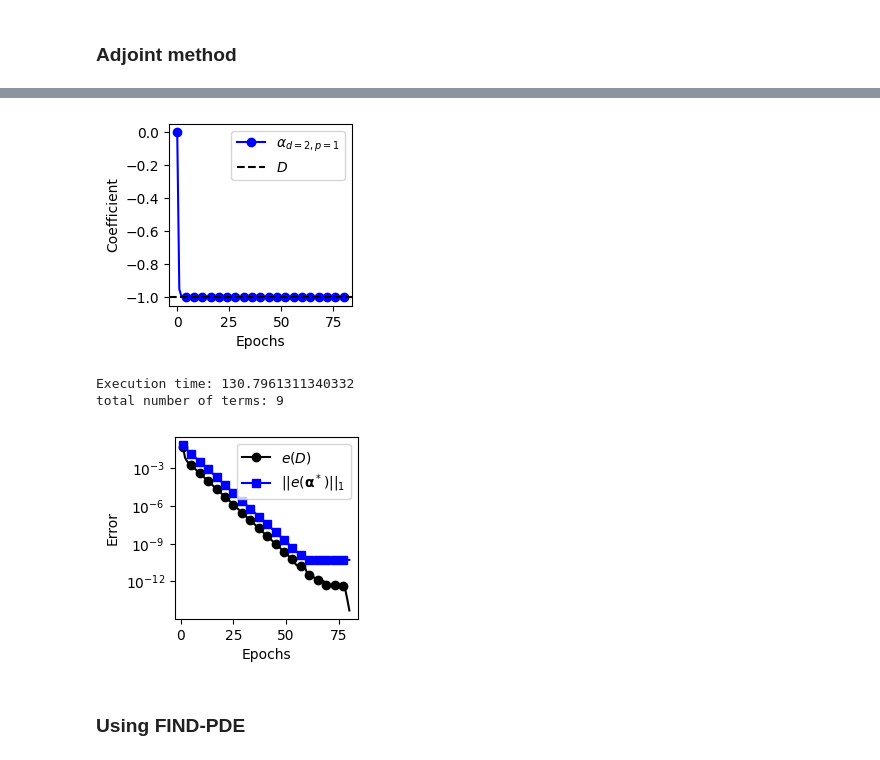
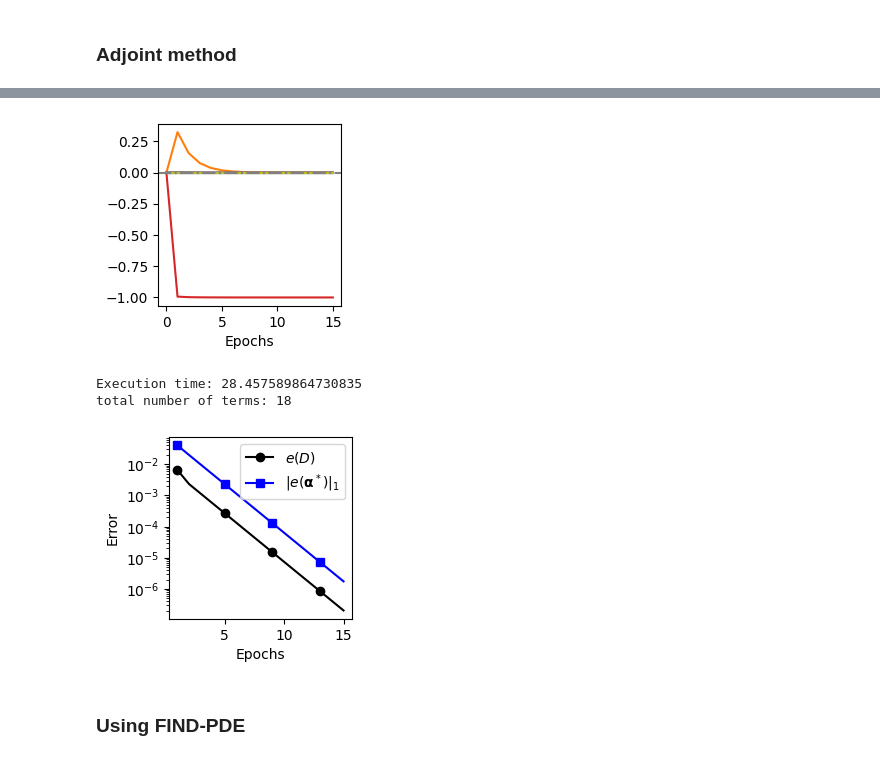
Before and after one commit to mohsensadr/DiscoverPDEAdjoint, a Jupyter notebook: Adjoint_General_nd.ipynb, the cells around one changed output, grey strips where cells are left out. Saved outputs shown, nothing was run; the diff lists cells and outputs as text; code cells hidden in the pictures.

```diff
--- a/Adjoint_General_nd.ipynb
+++ b/Adjoint_General_nd.ipynb
@@ -163,12 +163,12 @@ def heat_equation(D_m, f0_m, dx_m, dt_m, Nt_m):
     return f_m
 
 L = 1.0  # Length of the domain
-Nx = 1000  # Number of spatial grid points
+Nx = 100  # Number of spatial grid points
 D_ex = -1.0  # Thermal diffusivity
 
 dx = L/Nx
 dt = dt_cfl(dx, D_ex)
-Nt = 1000
+Nt = 100
 T = dt*Nt
 
 # Initial condition
@@ -185,4 +185,5 @@ print(x.shape)
 print(f0.shape)
 print(fs.shape)
 plt.plot(f0[0])
+plt.show()
 # %% [output]
@@ -196,6 +278,5 @@ plt.plot(f0[0])
 # %%
-problem = "1D_heat_equation"
-tol = 1e-12
+tol = 1e-5
 start_time = time.time()
 numPDE = fs.shape[0]
 
@@ -211,7 +292,7 @@ learning_rates = np.ones((numPDE, len(ds),len(ps)))
 for i, d in enumerate(ds):
     for j, p in enumerate(ps):
         learning_rates[:,i,j] = beta * ( min(dx)**(sum(d)-D) )
-epochs = 50
+epochs = 20
 estimated_params = np.zeros((epochs+1, numPDE, len(ds),len(ps)))
 estimated_params[0,:] = params
 
@@ -251,55 +332,52 @@ eps = [i for i in range(epochs)]
 
 estimated_params = estimated_params[:epochs,:]
 
-i_pde = 0
-plt.figure(figsize=(size*cm, size*cm))
-for id, d in enumerate(ds):
-    for ip, p in enumerate(ps):
-        if ( d[0]==2 and p[0]==1 ):
-            plt.plot(estimated_params[:,i_pde,id,ip], label=r"$α_{d="+str(d[0])+", p="+str(p[0])+"}$", color="blue", marker="o", markevery=4)
-plt.axhline(D_ex, linestyle = "--", color="black", label=r"$D$")
-plt.legend()
-plt.ylabel(r'Coefficient')
-plt.xlabel('Epochs')
-name = problem + "_" + "Dconv"
-plt.savefig(name+".pdf",format='pdf', bbox_inches="tight", dpi=300)
+for i_pde in range(numPDE):
+    plt.figure(figsize=(size*cm, size*cm))
+    for id in range(len(ds)):
+        for ip in range(len(ps)):
+            plt.plot(estimated_params[:,i_pde,id,ip], label=r"$α_{"+str(i_pde)+","+str(id)+","+str(ip)+"}$")
+    #for j in range(len(coef[i_pde,:])):
+    #    plt.axhline(coef[i_pde,j], linestyle = "--")
+    plt.axhline(0,    color="grey", linestyle = "-.")
+    plt.xlabel('Epochs')
 plt.show()
 
 end_time = time.time()
 print("Execution time: "+str(end_time-start_time))
 
 i_pde = 0
 err_other = np.zeros_like(estimated_params[:,0,0,0])
 count = 0
 for id, d in enumerate(ds):
     for ip, p in enumerate(ps):
         if not ( d[0]==2 and p[0]==1 ):
             err_other += abs(estimated_params[:,i_pde,id,ip])
             count += 1
 
-
+problem = "1D_heat_equation"
 ## coeff of u
 i_pde = 0
 plt.figure(figsize=(size*cm, size*cm))
 for id, d in enumerate(ds):
     for ip, p in enumerate(ps):
         if d[0]==2 and p[0]==1:
             plt.plot(eps[1:], abs(estimated_params[1:,i_pde,id,ip]-D_ex),#/abs(D_ex),
                      label=r"$e(D)$", marker="o", markevery=4, color="black")
-plt.plot(eps[1:], err_other[1:]/count, marker="s", markevery=4, color="blue", label=r"$||e(\mathbf{\alpha}^*)||_1$")
+plt.plot(eps[1:], err_other[1:]/count, marker="s", markevery=4, color="blue", label=r"$|e(\mathbf{\alpha}^*)|_1$")
 plt.yscale('log')
 plt.ylabel(r'Error')
 plt.xlabel('Epochs')
 plt.legend()
 name = problem + "_" + "D"
 plt.savefig(name+".pdf",format='pdf', bbox_inches="tight", dpi=300)
 
-print("total number of terms: "+str(numPDE*len(ds)*len(ps)))
+print("total number of terms: "+str(2*len(ds)*len(ps)))
 # %% [output]
-[figure, old version]
+[figure, new version]
-Execution time: 130.7961311340332
-total number of terms: 9
+Execution time: 28.457589864730835
+total number of terms: 18
-[figure, old version]
+[figure, new version]
 # %% [markdown]
 ### Using FIND-PDE
 # %%
```
Also changed, not shown: parts of 6 cells of this notebook.
